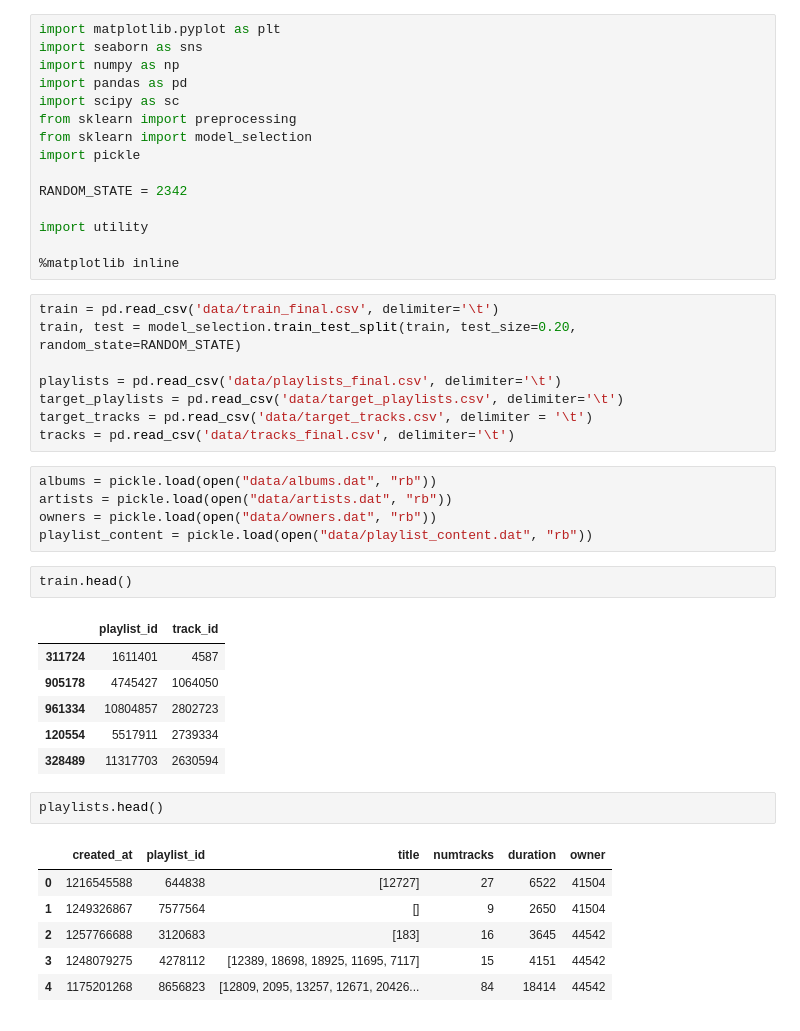
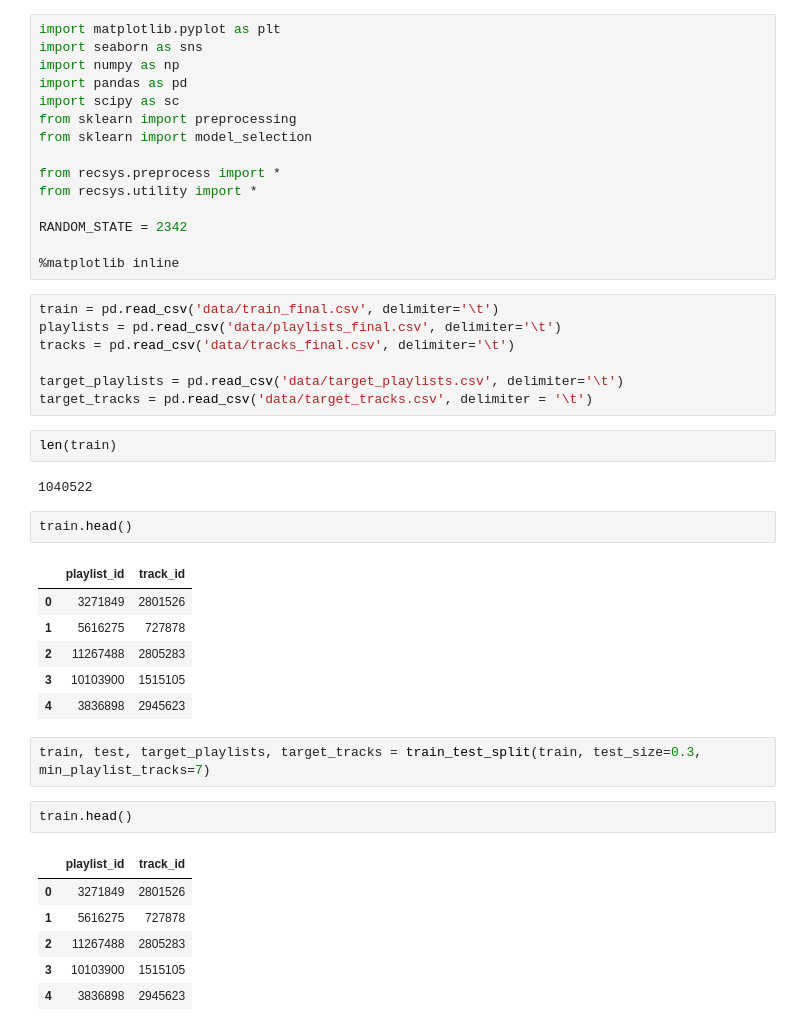
Before and after one commit to battuzz/RS_Challenge, a Jupyter notebook: fabio_notebook.ipynb, the cells around one changed output. Saved outputs shown, nothing was run; the diff lists cells and outputs as text.

Commit message:
checked functions and corretcted train_test_split

```diff
--- a/fabio_notebook.ipynb
+++ b/fabio_notebook.ipynb
@@ -6,41 +6,41 @@ import pandas as pd
 import scipy as sc
 from sklearn import preprocessing
 from sklearn import model_selection
-import pickle
+
+from recsys.preprocess import *
+from recsys.utility import *
 
 RANDOM_STATE = 2342
 
-import utility
-
 %matplotlib inline
 # %%
 train = pd.read_csv('data/train_final.csv', delimiter='\t')
-train, test = model_selection.train_test_split(train, test_size=0.20, random_state=RANDOM_STATE)
+playlists = pd.read_csv('data/playlists_final.csv', delimiter='\t')
+tracks = pd.read_csv('data/tracks_final.csv', delimiter='\t')
 
-playlists = pd.read_csv('data/playlists_final.csv', delimiter='\t')
 target_playlists = pd.read_csv('data/target_playlists.csv', delimiter='\t')
 target_tracks = pd.read_csv('data/target_tracks.csv', delimiter = '\t')
-tracks = pd.read_csv('data/tracks_final.csv', delimiter='\t')
-# %%
-albums = pickle.load(open("data/albums.dat", "rb"))
-artists = pickle.load(open("data/artists.dat", "rb"))
-owners = pickle.load(open("data/owners.dat", "rb"))
-playlist_content = pickle.load(open("data/playlist_content.dat", "rb"))
+# %%
+len(train)
+# %% [output]
+1040522
 # %%
 train.head()
 # %% [output]
 |  | playlist_id | track_id |
-| 311724 | 1611401 | 4587 |
-| 905178 | 4745427 | 1064050 |
-| 961334 | 10804857 | 2802723 |
-| 120554 | 5517911 | 2739334 |
-| 328489 | 11317703 | 2630594 |
+| 0 | 3271849 | 2801526 |
+| 1 | 5616275 | 727878 |
+| 2 | 11267488 | 2805283 |
+| 3 | 10103900 | 1515105 |
+| 4 | 3836898 | 2945623 |
+# %%
+train, test, target_playlists, target_tracks = train_test_split(train, test_size=0.3, min_playlist_tracks=7)
 # %%
-playlists.head()
+train.head()
 # %% [output]
-|  | created_at | playlist_id | title | numtracks | duration | owner |
-| 0 | 1216545588 | 644838 | [12727] | 27 | 6522 | 41504 |
-| 1 | 1249326867 | 7577564 | [] | 9 | 2650 | 41504 |
-| 2 | 1257766688 | 3120683 | [183] | 16 | 3645 | 44542 |
-| 3 | 1248079275 | 4278112 | [12389, 18698, 18925, 11695, 7117] | 15 | 4151 | 44542 |
-| 4 | 1175201268 | 8656823 | [12809, 2095, 13257, 12671, 20426... | 84 | 18414 | 44542 |
+|  | playlist_id | track_id |
+| 0 | 3271849 | 2801526 |
+| 1 | 5616275 | 727878 |
+| 2 | 11267488 | 2805283 |
+| 3 | 10103900 | 1515105 |
+| 4 | 3836898 | 2945623 |
```
Also changed, not shown: parts of 34 cells of this notebook, 4 other files.
